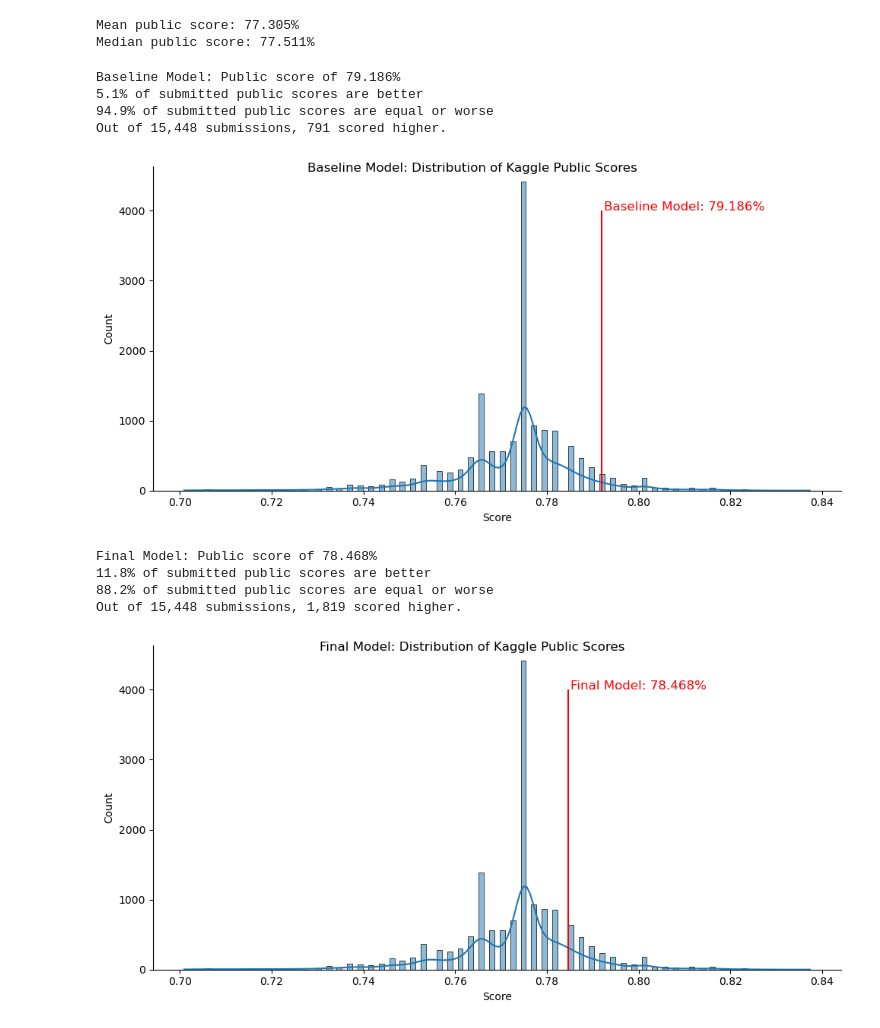
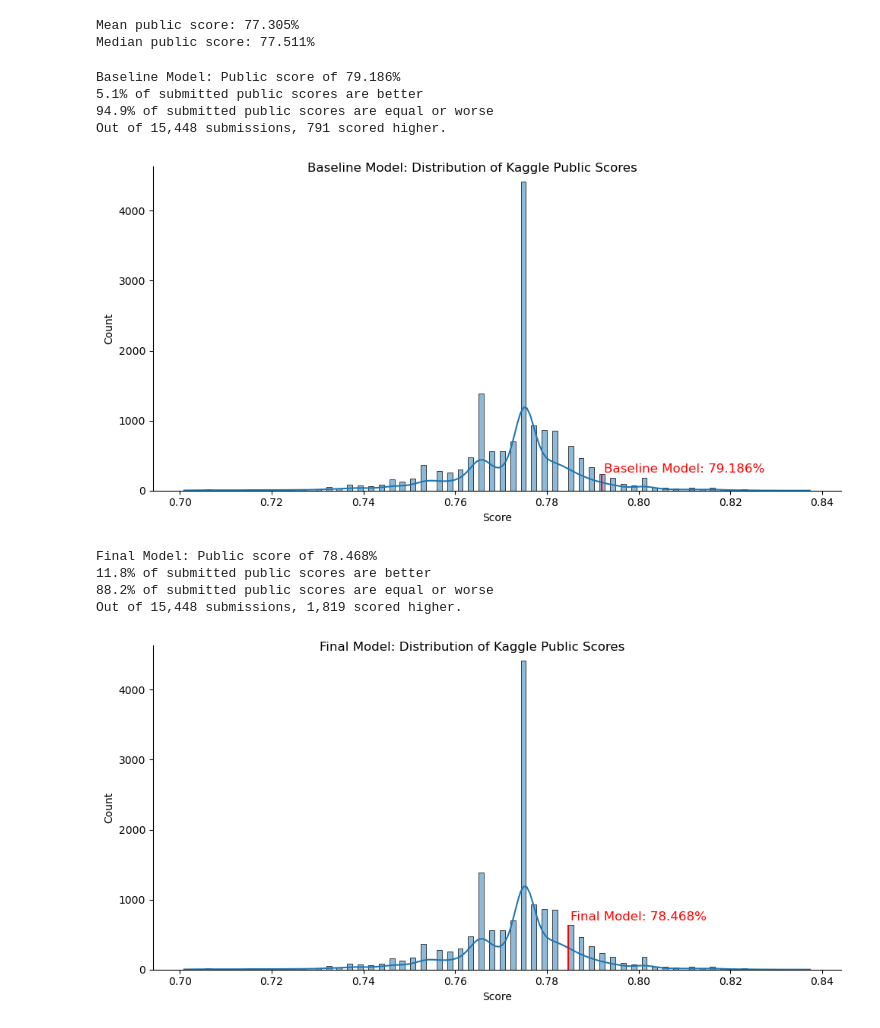
Before and after one commit to andrsanc/Titanic, a Jupyter notebook: Titanic_Survival.ipynb, the cells around one changed output. Cells and saved outputs as stored; diff of their text form; code cells hidden in the pictures.

Commit message:
fix plots

```diff
--- a/Titanic_Survival.ipynb
+++ b/Titanic_Survival.ipynb
@@ -2108,31 +2108,32 @@ Median public score: 77.511%
 # %%
 for mn, ps in zip(['Baseline Model', 'Final Model'], [0.79186, 0.78468]):
     better_scores = scores_df[scores_df['Score'] > ps].shape[0]
     worse_scores = scores_df[scores_df['Score'] <= ps].shape[0]
     score_pct = better_scores / total_scores
     public_score_text = "{:.3%}".format(ps)
+    plot_ymax = scores_df[scores_df['Score'] == ps].shape[0]
     print(mn + ': Public score of ' + public_score_text)
     print("{:.1%}".format(better_scores / total_scores) + ' of submitted public scores are better')
     print("{:.1%}".format(worse_scores / total_scores) + ' of submitted public scores are equal or worse')
     print('Out of ' + "{:,}".format(total_scores) + ' submissions, ' + "{:,}".format(better_scores) + ' scored higher.')
 
     sns.displot(data = scores_df,
                 x = 'Score',
                 kde = True,
                 height = 5,
                 aspect = 2)
     plt.suptitle(mn + ': Distribution of Kaggle Public Scores')
-    plt.text(x = ps + 0.0005, y = 4000, s = mn + ": " + public_score_text, fontsize = 12, color = 'red')
-    plt.vlines(x = ps, ymin = 0, ymax = 4000, colors = 'red')
+    plt.text(x = ps + 0.0005, y = plot_ymax * 1.1, s = mn + ": " + public_score_text, fontsize = 12, color = 'red')
+    plt.vlines(x = ps, ymin = 0, ymax = plot_ymax, colors = 'red')
     plt.show()
 # %% [output]
 Baseline Model: Public score of 79.186%
 5.1% of submitted public scores are better
 94.9% of submitted public scores are equal or worse
 Out of 15,448 submissions, 791 scored higher.
-[figure, old version]
+[figure, new version]
 Final Model: Public score of 78.468%
 11.8% of submitted public scores are better
 88.2% of submitted public scores are equal or worse
 Out of 15,448 submissions, 1,819 scored higher.
-[figure, old version]
+[figure, new version]
```
Also changed, not shown: 1 other file.
